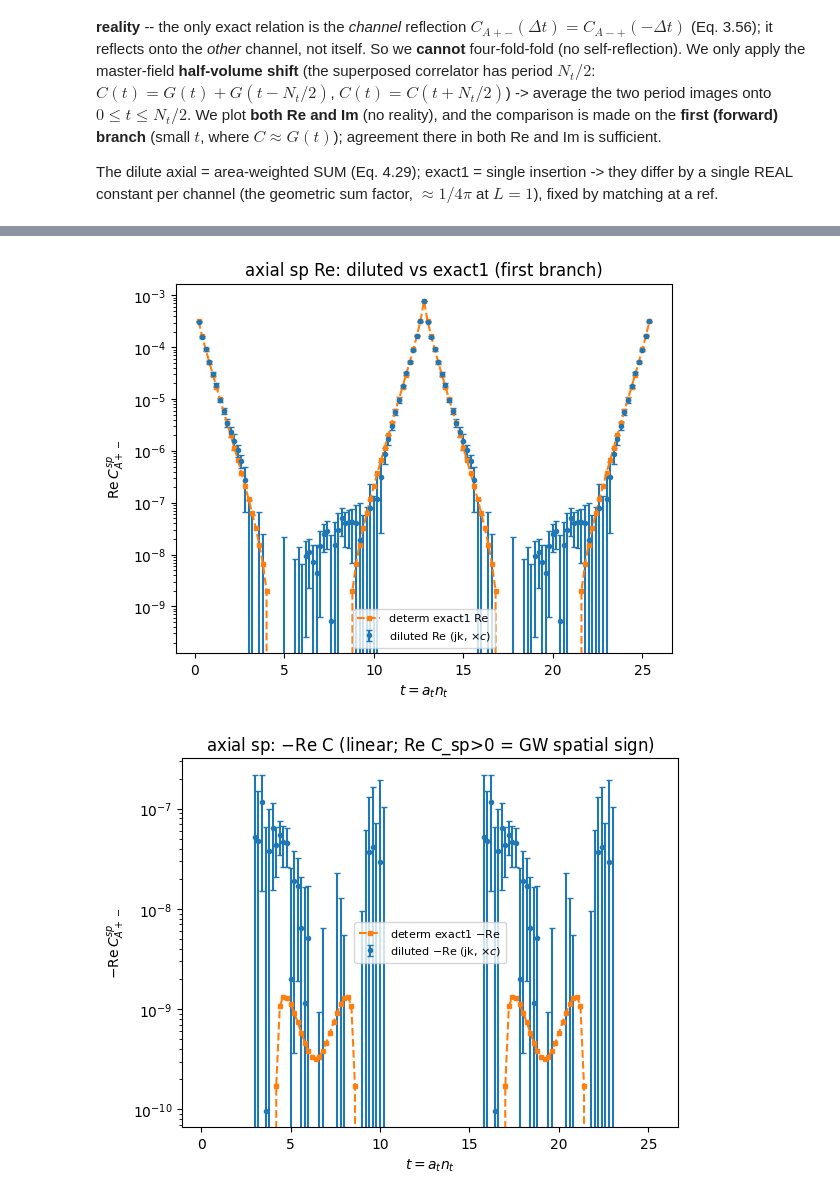
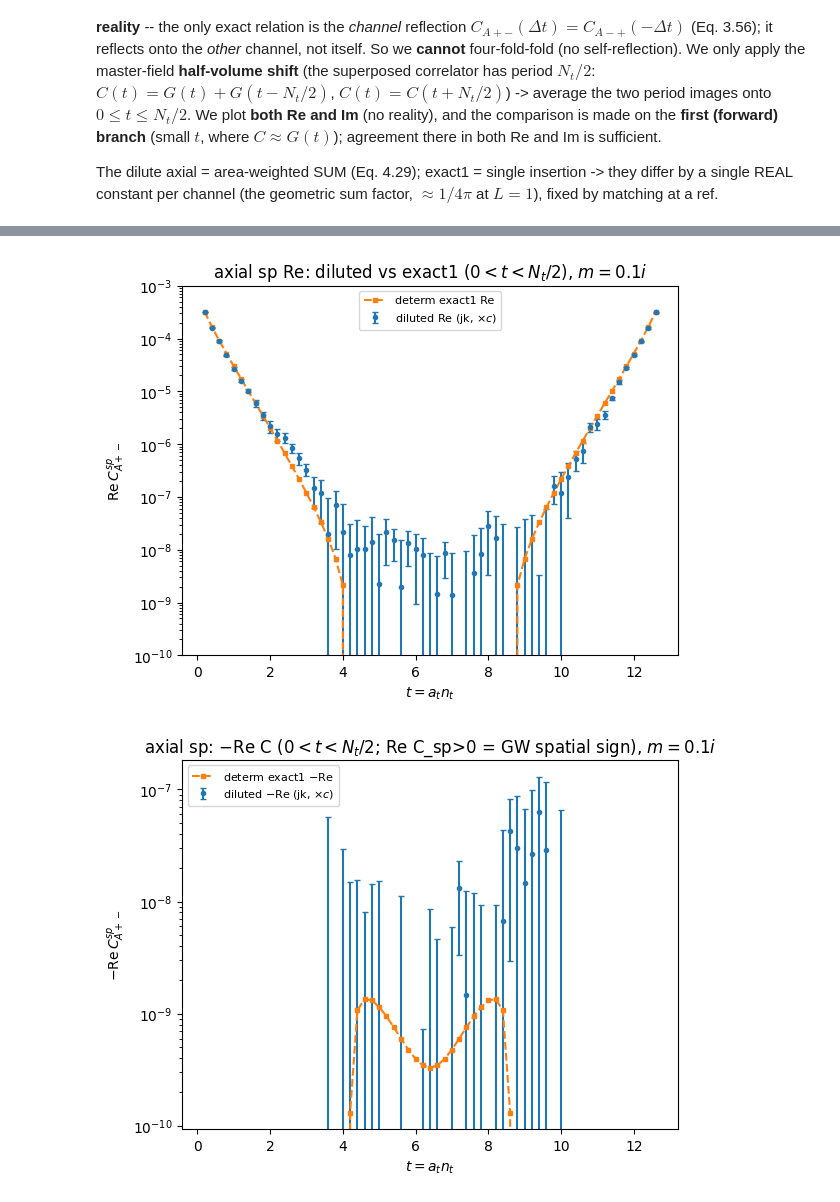
Before and after one commit to nobuyukimatsumoto68/qed3, a Jupyter notebook: src/both_3d/jj_dilute_validate_axial_claude.ipynb, the cells around one changed output, grey strips where cells are left out. Saved outputs shown, nothing was run; the diff lists cells and outputs as text; code cells hidden in the pictures.

```diff
--- a/src/both_3d/jj_dilute_validate_axial_claude.ipynb
+++ b/src/both_3d/jj_dilute_validate_axial_claude.ipynb
@@ -108,8 +115,15 @@ diluted hits: 16
 tp: match c = 0.0796 (expect ~1/4pi=0.0796)
 sp: match c = 0.0796 (expect ~1/4pi=0.0796)
+# %%
+# ----- mass labels: title tag ($m=...$) + savefig filename tag (keyed by MASS) -----
+_MLAB = {'massless':'m0', 'mF':'m0.1', 'mP':'m0.1i'}; MLAB = _MLAB[MASS]
+_MTIT = {'massless':'0',  'mF':'0.1',  'mP':'0.1i'};  MTIT = _MTIT[MASS]
+# ----- all figures saved under figs/ -----
+import os
+FIGDIR = 'figs'; os.makedirs(FIGDIR, exist_ok=True)
 # %%
-# AXIAL tp -- REAL part, first (forward) branch.  diluted (jk, x c) vs determ exact1.
-dt = np.arange(1, Nt_cft); t = dt*at_cft
+# AXIAL tp -- REAL part, independent region 0<t<Nt/2 (Nt/2-periodic after shift-avg).  diluted (jk, x c) vs determ exact1.
+dt = np.arange(1, Nt_cft//2); t = dt*at_cft
 m, ere, eim, d, c = prep('tp')
 plt.figure()
 plt.errorbar(t, (c*m).real[dt], yerr=c*ere[dt], fmt='o', ms=3, capsize=2, label='diluted Re (jk, $\\times c$)')
@@ -117,8 +131,9 @@ plt.plot(t, d.real[dt], 's--', ms=3, label='determ exact1 Re')
 plt.axhline(0, color='gray', lw=0.5)
 plt.xlabel(r'$t = a_t n_t$'); plt.ylabel(r'$\mathrm{Re}\,C_{A+-}^{tp}$')
 
+plt.ylim(1.0e-10,1.0e-3)
 plt.yscale("log")
 
-plt.title('axial tp Re: diluted vs exact1 (first branch)'); plt.legend(fontsize=8)
-plt.savefig('jj_dilute_axial_tp_re.pdf', bbox_inches='tight')
+plt.title('axial tp Re: diluted vs exact1 ($0<t<N_t/2$), $m='+MTIT+'$'); plt.legend(fontsize=8)
+plt.savefig(FIGDIR+'/jj_dilute_axial_tp_re_'+MLAB+'.pdf', bbox_inches='tight')
 # %% [output]
@@ -126,12 +141,12 @@ plt.savefig('jj_dilute_axial_tp_re.pdf', bbox_inches='tight')
 # %%
-# AXIAL tp -- IMAG part, first branch.  (axial has no reality -> Im is physical, must also match.)
-dt = np.arange(1, Nt_cft); t = dt*at_cft
+# AXIAL tp -- IMAG part, 0<t<Nt/2.  (axial has no reality -> Im is physical, must also match.)
+dt = np.arange(1, Nt_cft//2); t = dt*at_cft
 m, ere, eim, d, c = prep('tp')
 plt.figure()
 plt.errorbar(t, (c*m).imag[dt], yerr=c*eim[dt], fmt='o', ms=3, capsize=2, label='diluted Im (jk, $\\times c$)')
 plt.plot(t, d.imag[dt], 's--', ms=3, label='determ exact1 Im')
 plt.axhline(0, color='gray', lw=0.5)
 plt.xlabel(r'$t = a_t n_t$'); plt.ylabel(r'$\mathrm{Im}\,C_{A+-}^{tp}$')
-plt.title('axial tp Im: diluted vs exact1 (first branch)'); plt.legend(fontsize=8)
-plt.savefig('jj_dilute_axial_tp_im.pdf', bbox_inches='tight')
+plt.title('axial tp Im: diluted vs exact1 ($0<t<N_t/2$), $m='+MTIT+'$'); plt.legend(fontsize=8)
+plt.savefig(FIGDIR+'/jj_dilute_axial_tp_im_'+MLAB+'.pdf', bbox_inches='tight')
 # %% [output]
@@ -139,6 +154,6 @@ plt.savefig('jj_dilute_axial_tp_im.pdf', bbox_inches='tight')
 # %%
-# AXIAL sp -- REAL part, first branch.
-dt = np.arange(1, Nt_cft); t = dt*at_cft
+# AXIAL sp -- REAL part, 0<t<Nt/2.
+dt = np.arange(1, Nt_cft//2); t = dt*at_cft
 m, ere, eim, d, c = prep('sp')
 plt.figure()
 plt.errorbar(t, (c*m).real[dt], yerr=c*ere[dt], fmt='o', ms=3, capsize=2, label='diluted Re (jk, $\\times c$)')
@@ -146,28 +161,29 @@ plt.plot(t, d.real[dt], 's--', ms=3, label='determ exact1 Re')
 plt.axhline(0, color='gray', lw=0.5)
 plt.xlabel(r'$t = a_t n_t$'); plt.ylabel(r'$\mathrm{Re}\,C_{A+-}^{sp}$')
 
+plt.ylim(1.0e-10,1.0e-3)
 plt.yscale("log")
 
-plt.title('axial sp Re: diluted vs exact1 (first branch)'); plt.legend(fontsize=8)
-plt.savefig('jj_dilute_axial_sp_re.pdf', bbox_inches='tight')
+plt.title('axial sp Re: diluted vs exact1 ($0<t<N_t/2$), $m='+MTIT+'$'); plt.legend(fontsize=8)
+plt.savefig(FIGDIR+'/jj_dilute_axial_sp_re_'+MLAB+'.pdf', bbox_inches='tight')
 # %% [output]
-[figure, old version]
+[figure, new version]
 # %%
 # AXIAL sp -- -Re C, LINEAR axis (the exact axial sp Re is POSITIVE = the coarse-L GW spatial sign, so
 # -Re C_sp is NEGATIVE -> a log axis would be empty; shown here on a linear axis).  diluted (x c) vs determ.
 # To instead read the exponential decay, plot +Re C_sp on log (the sp Re cell above, with yscale('log')).
-dt = np.arange(1, Nt_cft); t = dt*at_cft
+dt = np.arange(1, Nt_cft//2); t = dt*at_cft
 m, ere, eim, d, c = prep('sp')
 plt.figure()
 plt.errorbar(t, -(c*m).real[dt], yerr=c*ere[dt], fmt='o', ms=3, capsize=2, label='diluted $-$Re (jk, $\\times c$)')
 plt.plot(t, -d.real[dt], 's--', ms=3, label='determ exact1 $-$Re')
 plt.axhline(0, color='gray', lw=0.5)
 
 plt.yscale("log")
 
 plt.xlabel(r'$t = a_t n_t$'); plt.ylabel(r'$-\mathrm{Re}\,C_{A+-}^{sp}$')
-plt.title('axial sp: $-$Re C (linear; Re C_sp>0 = GW spatial sign)'); plt.legend(fontsize=8)
-plt.savefig('jj_dilute_axial_sp_negre.pdf', bbox_inches='tight')
+plt.title('axial sp: $-$Re C ($0<t<N_t/2$; Re C_sp>0 = GW spatial sign), $m='+MTIT+'$'); plt.legend(fontsize=8)
+plt.savefig(FIGDIR+'/jj_dilute_axial_sp_negre_'+MLAB+'.pdf', bbox_inches='tight')
 # %% [output]
-[figure, old version]
+[figure, new version]
 # %%
```
Also changed, not shown: parts of 7 cells of this notebook, 16 other files.
